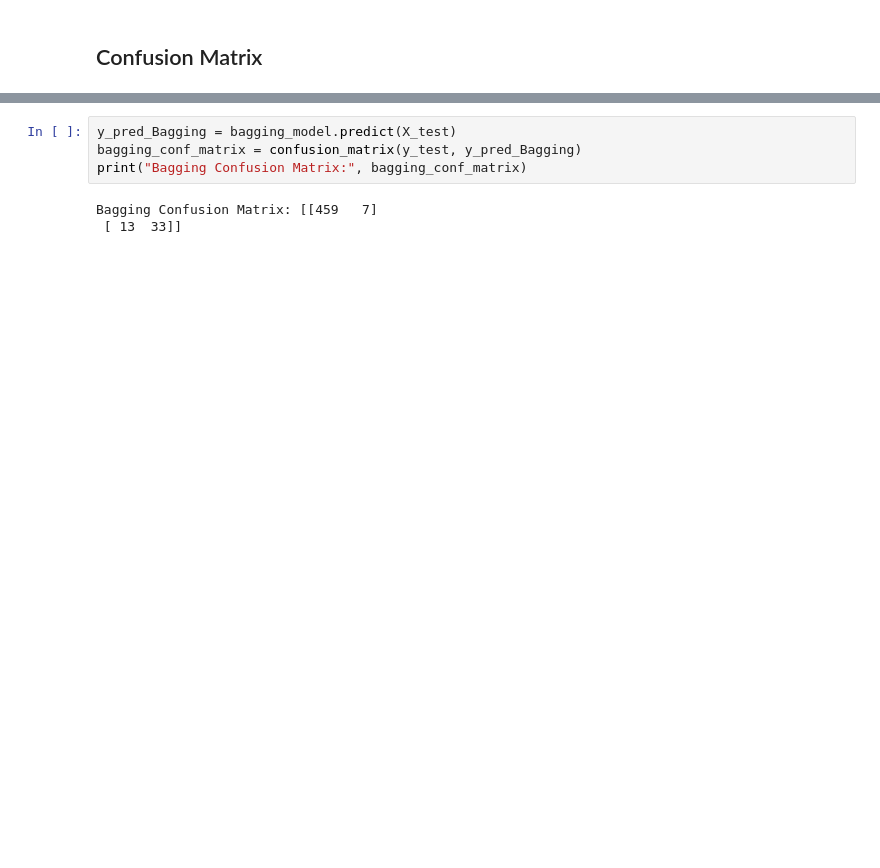
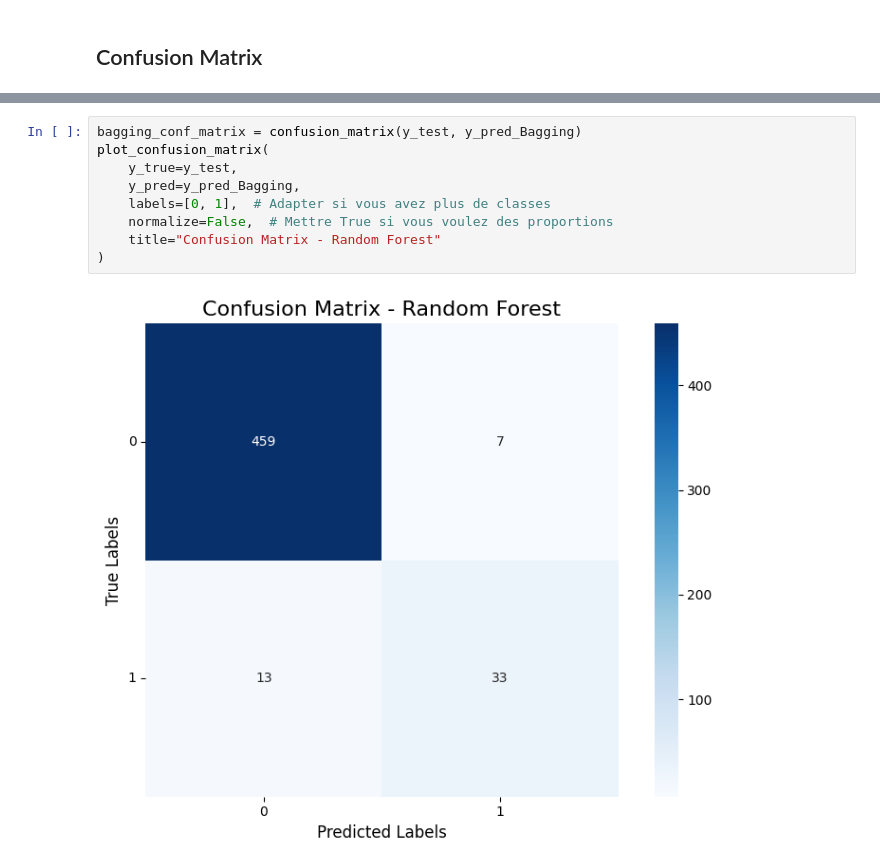
Before and after one commit to Adrien1126/ProjetIce-Classification-, a Jupyter notebook: notebooks/Notebook_final.ipynb, the cells around one changed output, grey strips where cells are left out. Cells and saved outputs as stored; diff of their text form; blank space fills up the shorter version.

```diff
--- a/notebooks/Notebook_final.ipynb
+++ b/notebooks/Notebook_final.ipynb
@@ -409,7 +505,11 @@ Random Forest Confusion Matrix: [[459   7]
 # %%
-y_pred_Bagging = bagging_model.predict(X_test)
 bagging_conf_matrix = confusion_matrix(y_test, y_pred_Bagging)
-print("Bagging Confusion Matrix:", bagging_conf_matrix)
+plot_confusion_matrix(
+    y_true=y_test,
+    y_pred=y_pred_Bagging,
+    labels=[0, 1],  # Adapter si vous avez plus de classes
+    normalize=False,  # Mettre True si vous voulez des proportions
+    title="Confusion Matrix - Random Forest"
+)
 # %% [output]
-Bagging Confusion Matrix: [[459   7]
- [ 13  33]]
+[figure, added]
```
Also changed, not shown: parts of 10 cells of this notebook, 1 other file.
